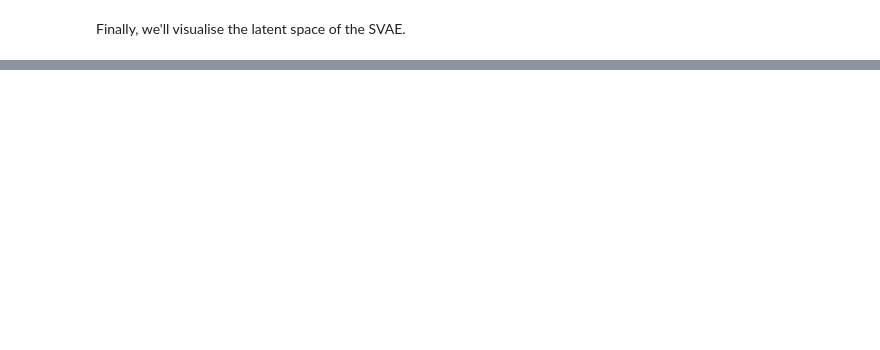
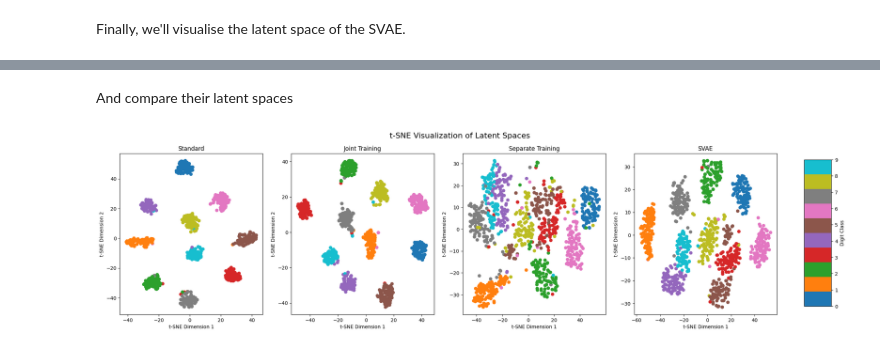
Before and after one commit to confinlay/Bayesian-CE, a Jupyter notebook: MyImplementation/testing_notebooks/test_latent_reconstruction.ipynb, the cells around one changed output, grey strips where cells are left out. Cells and saved outputs as stored; diff of their text form; code cells hidden in the pictures; blank space fills up the shorter version.

Commit message:
Include SVAE in testing

```diff
--- a/MyImplementation/testing_notebooks/test_latent_reconstruction.ipynb
+++ b/MyImplementation/testing_notebooks/test_latent_reconstruction.ipynb
@@ -599,0 +487,2 @@ plt.show()
+# %%
+models = [(classifier, decoder), (joint_classifier, joint_decoder), (separate_classifier, separate_decoder), (svae_classifier, svae_decoder)]
@@ -599,0 +548,39 @@ plt.show()
+# %% [markdown]
+And compare their latent spaces
+# %%
+# Get sample of training images
+random_indices = torch.randint(0, len(testset), (1000,))
+images = torch.stack([testset[i][0] for i in random_indices])
+labels = torch.tensor([testset[i][1] for i in random_indices])
+images = images.to(device)
+
+# Get latent representations from each model
+latent_spaces = []
+with torch.no_grad():
+    for classifier, _ in models:
+        classifier.eval()
+        latent_reps, _ = classifier(images)
+        latent_spaces.append(latent_reps.cpu().numpy())
+
+# Create visualization
+fig, axes = plt.subplots(1, 4, figsize=(26, 6))
+fig.suptitle('t-SNE Visualization of Latent Spaces', fontsize=16)
+model_names = ['Standard', 'Joint Training', 'Separate Training', 'SVAE']
+
+# Plot each latent space
+for i, (latent_reps, name) in enumerate(zip(latent_spaces, model_names)):
+    tsne = TSNE(n_components=2, random_state=42)
+    latent_2d = tsne.fit_transform(latent_reps)
+    scatter = axes[i].scatter(latent_2d[:, 0], latent_2d[:, 1], c=labels, cmap='tab10')
+    axes[i].set_title(name)
+    axes[i].set_xlabel('t-SNE Dimension 1')
+    axes[i].set_ylabel('t-SNE Dimension 2')
+
+# Add colorbar
+fig.subplots_adjust(right=0.85)
+cbar_ax = fig.add_axes([0.88, 0.15, 0.03, 0.7])
+fig.colorbar(scatter, cax=cbar_ax, label='Digit Class')
+
+plt.show()
+# %% [output]
+[figure, added]
```
Also changed, not shown: parts of 15 cells of this notebook.
